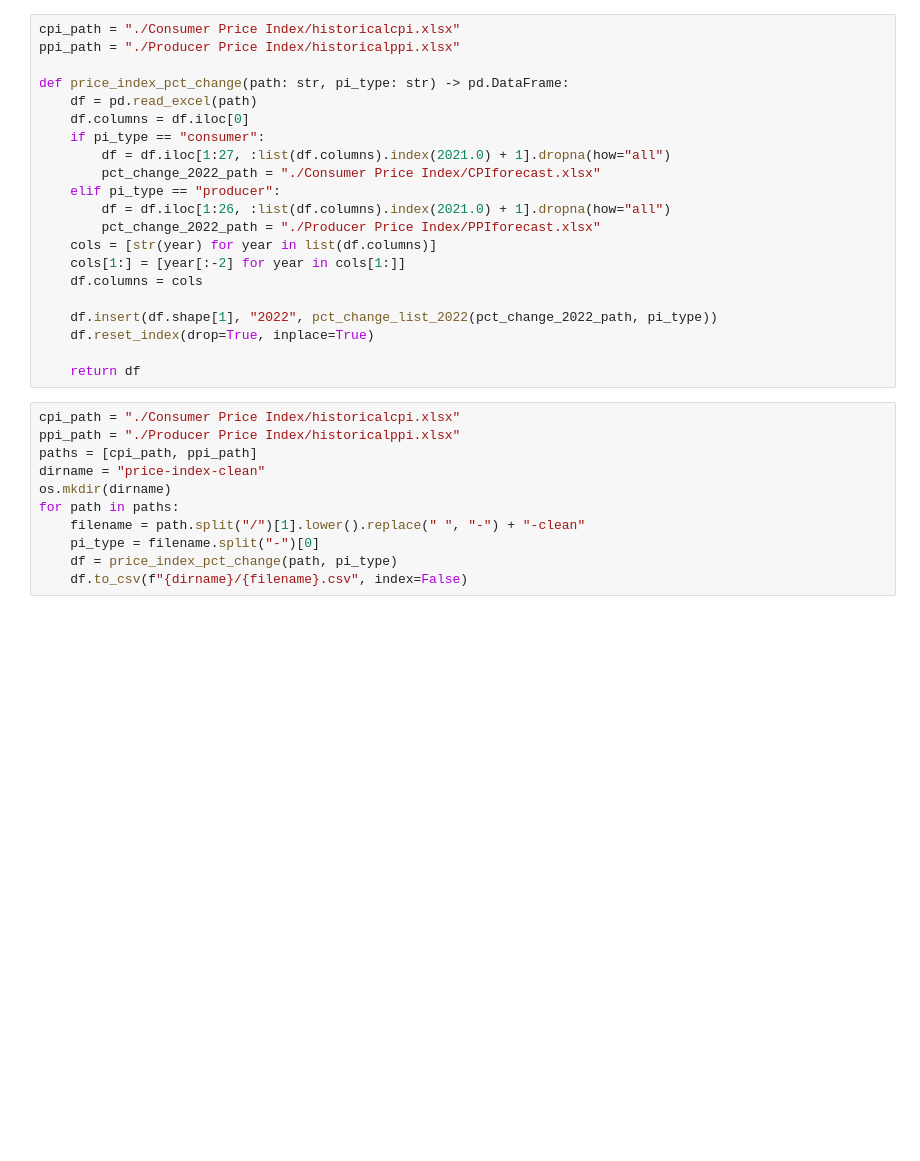
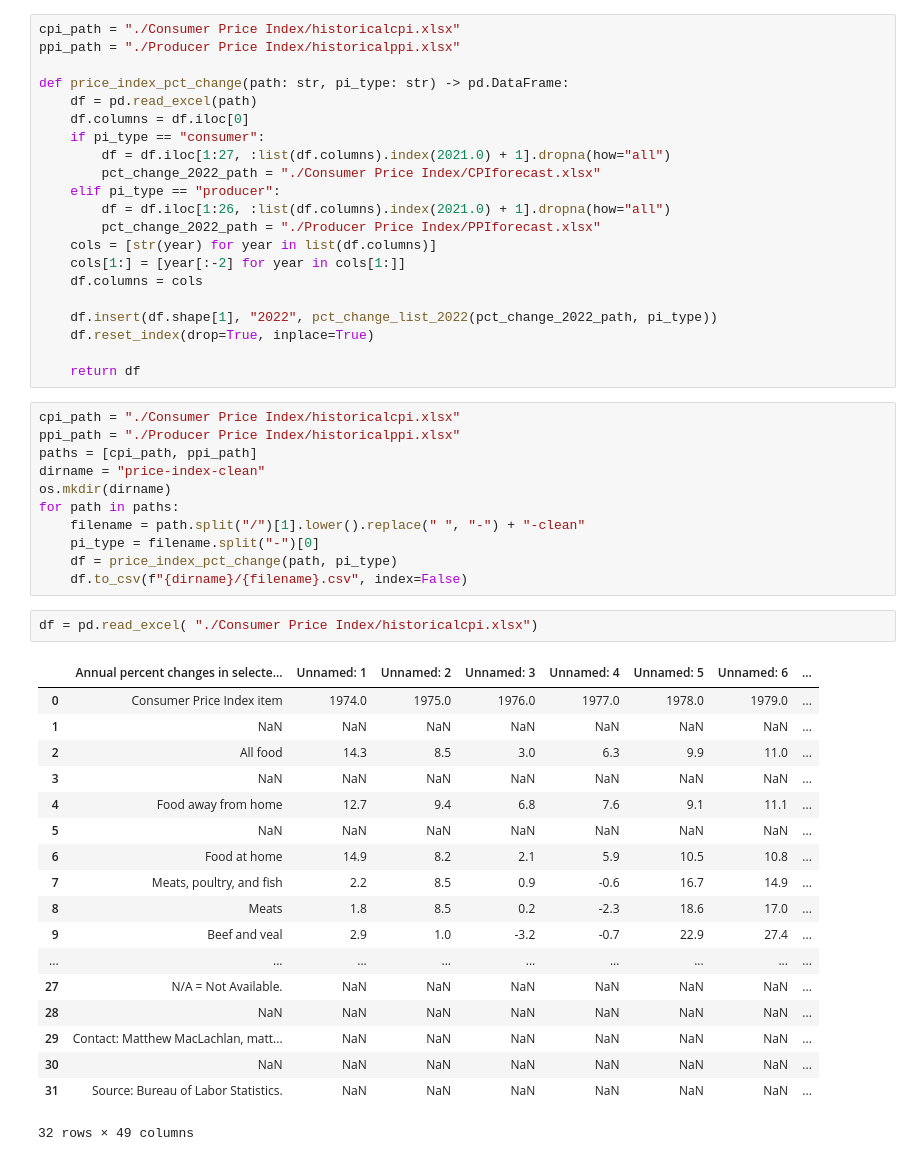
Before and after one commit to Narapady/css497_ETL_project, a Jupyter notebook: stage/price_index.ipynb, the cells around one changed output. Saved outputs shown, nothing was run; the diff lists cells and outputs as text; blank space fills up the shorter version.

```diff
--- a/stage/price_index.ipynb
+++ b/stage/price_index.ipynb
@@ -55,3 +55,24 @@ for path in paths:
     pi_type = filename.split("-")[0]
     df = price_index_pct_change(path, pi_type)
     df.to_csv(f"{dirname}/{filename}.csv", index=False)
+# %%
+df = pd.read_excel( "./Consumer Price Index/historicalcpi.xlsx")
+# %% [output]
+|  | Annual percent changes in selecte... | Unnamed: 1 | Unnamed: 2 | Unnamed: 3 | Unnamed: 4 | Unnamed: 5 | Unnamed: 6 | ... |
+| 0 | Consumer Price Index item | 1974.0 | 1975.0 | 1976.0 | 1977.0 | 1978.0 | 1979.0 | ... |
+| 1 | NaN | NaN | NaN | NaN | NaN | NaN | NaN | ... |
+| 2 | All food | 14.3 | 8.5 | 3.0 | 6.3 | 9.9 | 11.0 | ... |
+| 3 | NaN | NaN | NaN | NaN | NaN | NaN | NaN | ... |
+| 4 | Food away from home | 12.7 | 9.4 | 6.8 | 7.6 | 9.1 | 11.1 | ... |
+| 5 | NaN | NaN | NaN | NaN | NaN | NaN | NaN | ... |
+| 6 | Food at home | 14.9 | 8.2 | 2.1 | 5.9 | 10.5 | 10.8 | ... |
+| 7 | Meats, poultry, and fish | 2.2 | 8.5 | 0.9 | -0.6 | 16.7 | 14.9 | ... |
+| 8 | Meats | 1.8 | 8.5 | 0.2 | -2.3 | 18.6 | 17.0 | ... |
+| 9 | Beef and veal | 2.9 | 1.0 | -3.2 | -0.7 | 22.9 | 27.4 | ... |
+| ... | ... | ... | ... | ... | ... | ... | ... | ... |
+| 27 | N/A = Not Available. | NaN | NaN | NaN | NaN | NaN | NaN | ... |
+| 28 | NaN | NaN | NaN | NaN | NaN | NaN | NaN | ... |
+| 29 | Contact: Matthew MacLachlan, matt... | NaN | NaN | NaN | NaN | NaN | NaN | ... |
+| 30 | NaN | NaN | NaN | NaN | NaN | NaN | NaN | ... |
+| 31 | Source: Bureau of Labor Statistics. | NaN | NaN | NaN | NaN | NaN | NaN | ... |
+32 rows × 49 columns
```
Also changed, not shown: 7 other files.
